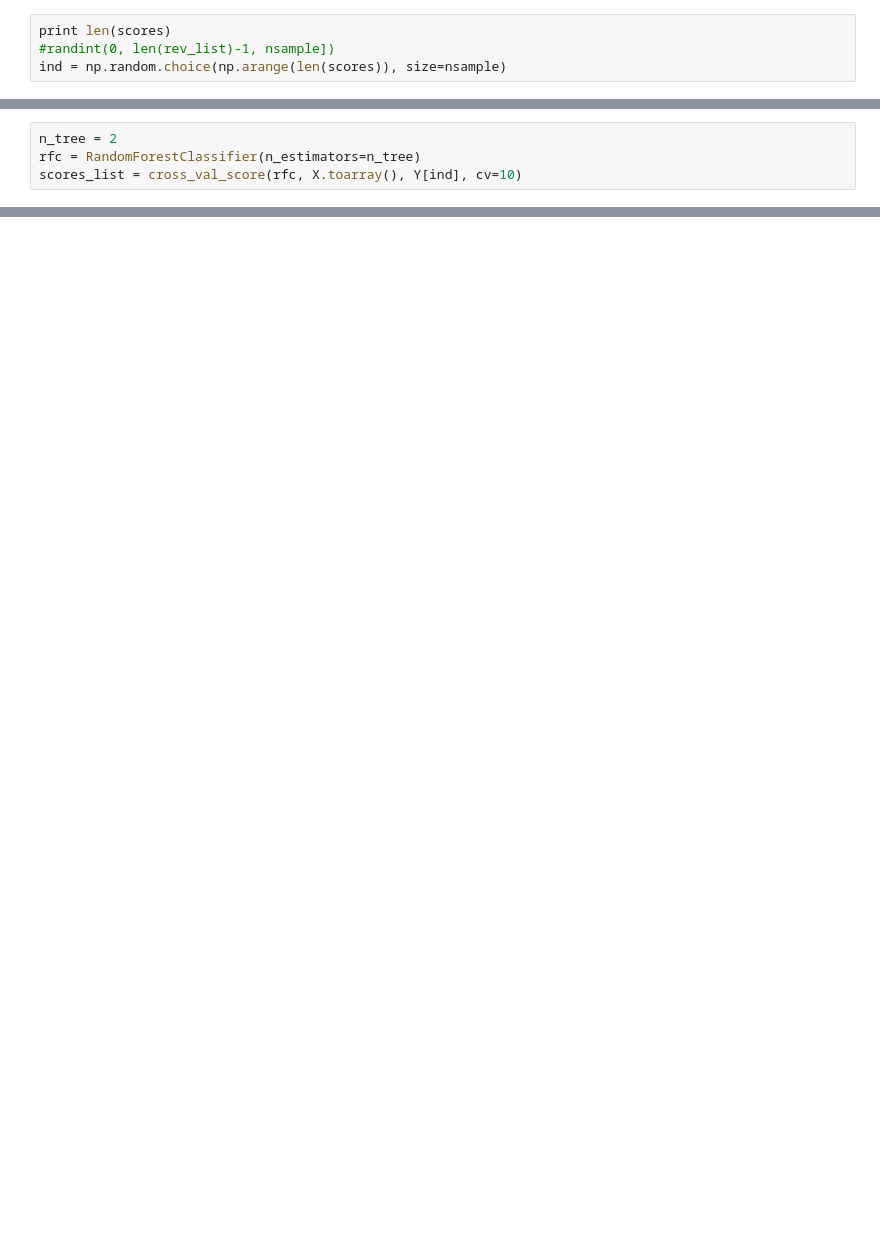
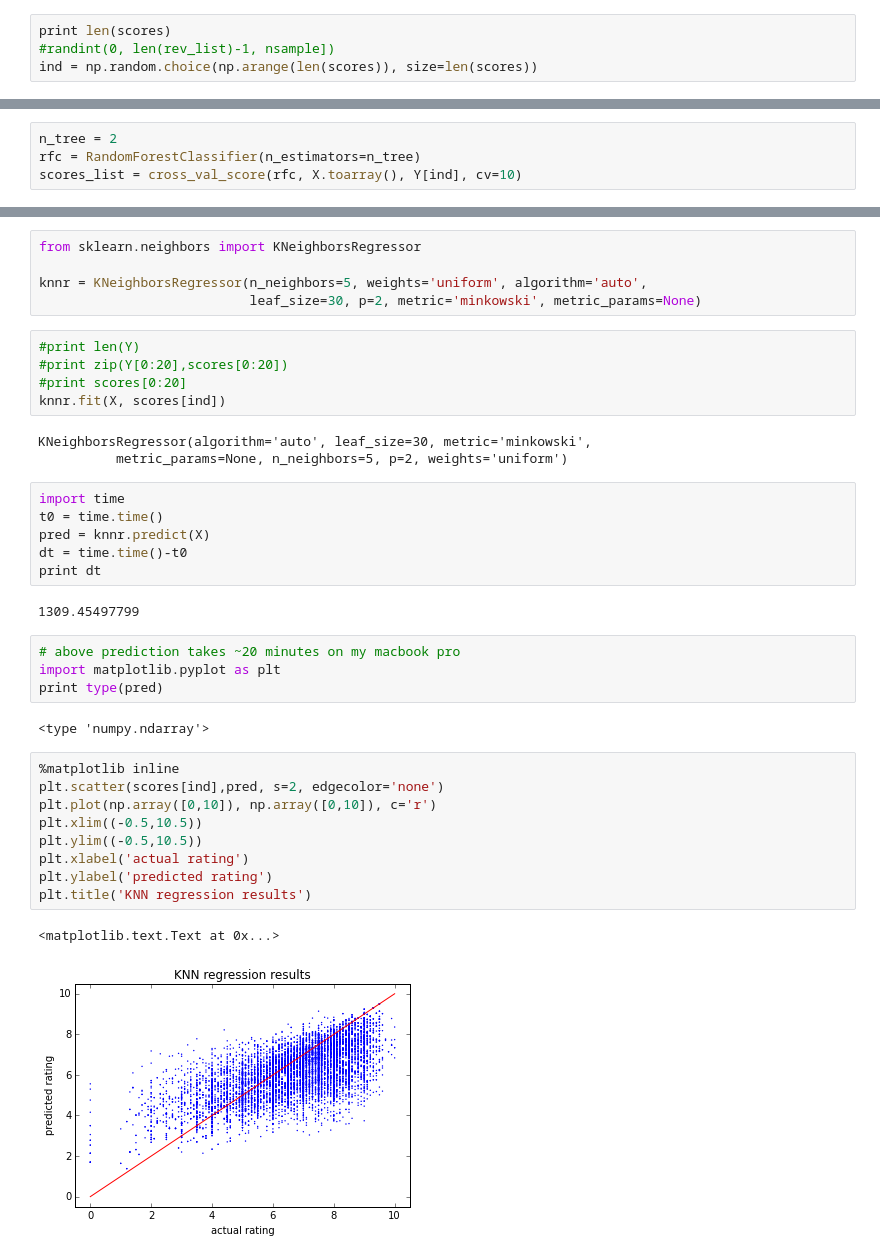
Before and after one commit to ameisner/ac209_project, a Jupyter notebook: classification.ipynb, the cells around one changed output, grey strips where cells are left out. Cells and saved outputs as stored; diff of their text form; blank space fills up the shorter version.

Commit message:
KNN regression for predicted ratings

```diff
--- a/classification.ipynb
+++ b/classification.ipynb
@@ -33,7 +33,7 @@ Y = (scores > 7) # 1s and 0s, split in an almost balanced fashion
 # %%
 print len(scores)
 #randint(0, len(rev_list)-1, nsample])
-ind = np.random.choice(np.arange(len(scores)), size=nsample)
+ind = np.random.choice(np.arange(len(scores)), size=len(scores))
 # %% [output]
 11804
 # %%
@@ -164,0 +165,39 @@ for i in range(417):
+# %%
+from sklearn.neighbors import KNeighborsRegressor
+
+knnr = KNeighborsRegressor(n_neighbors=5, weights='uniform', algorithm='auto',
+                           leaf_size=30, p=2, metric='minkowski', metric_params=None)
+# %%
+#print len(Y)
+#print zip(Y[0:20],scores[0:20])
+#print scores[0:20]
+knnr.fit(X, scores[ind])
+# %% [output]
+KNeighborsRegressor(algorithm='auto', leaf_size=30, metric='minkowski',
+          metric_params=None, n_neighbors=5, p=2, weights='uniform')
+# %%
+import time
+t0 = time.time()
+pred = knnr.predict(X)
+dt = time.time()-t0
+print dt
+# %% [output]
+1309.45497799
+# %%
+# above prediction takes ~20 minutes on my macbook pro
+import matplotlib.pyplot as plt
+print type(pred)
+# %% [output]
+<type 'numpy.ndarray'>
+# %%
+%matplotlib inline
+plt.scatter(scores[ind],pred, s=2, edgecolor='none')
+plt.plot(np.array([0,10]), np.array([0,10]), c='r')
+plt.xlim((-0.5,10.5))
+plt.ylim((-0.5,10.5))
+plt.xlabel('actual rating')
+plt.ylabel('predicted rating')
+plt.title('KNN regression results')
+# %% [output]
+<matplotlib.text.Text at 0x...>
+[figure, added]
```
Also changed, not shown: parts of 10 cells of this notebook.
